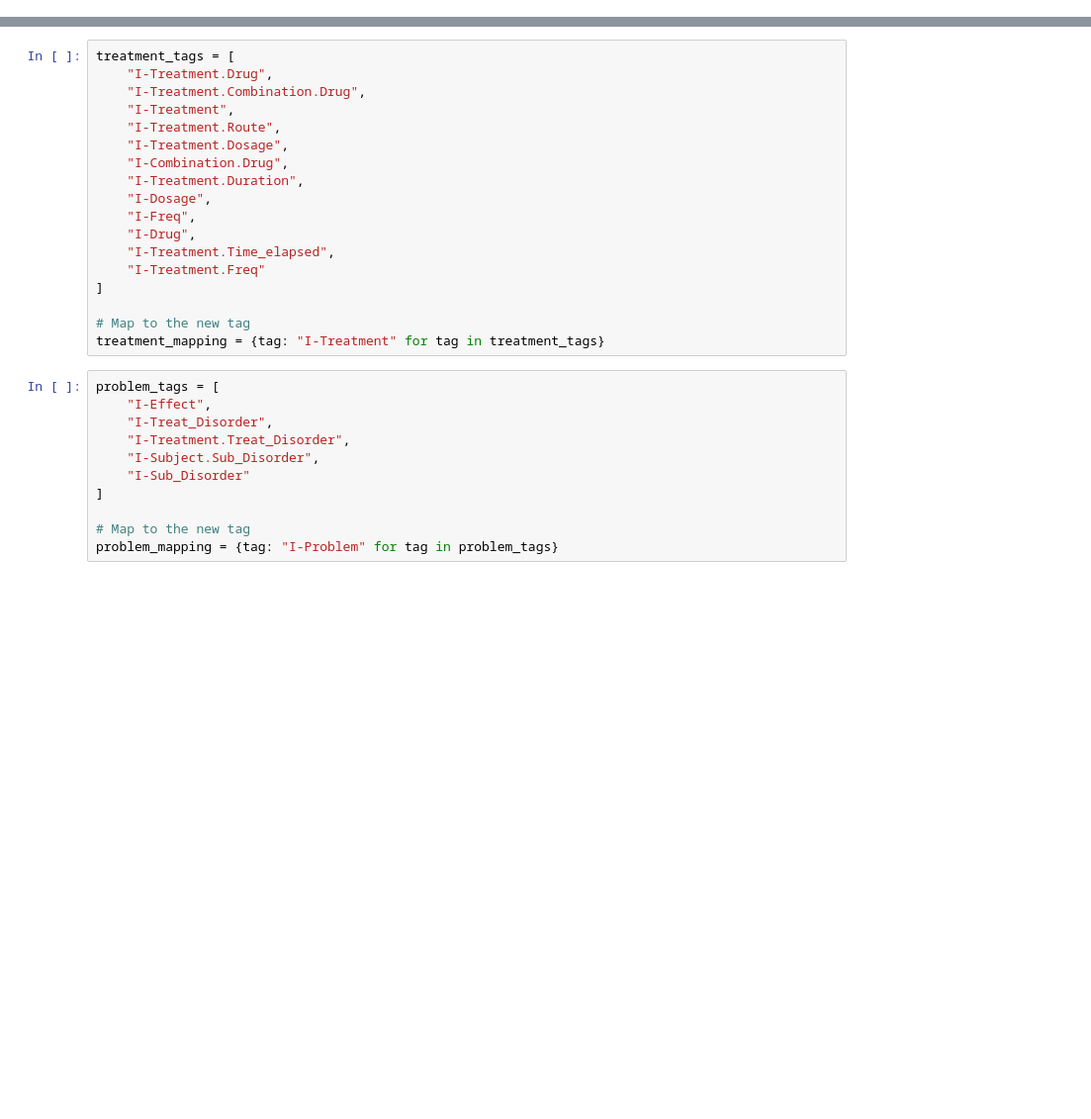
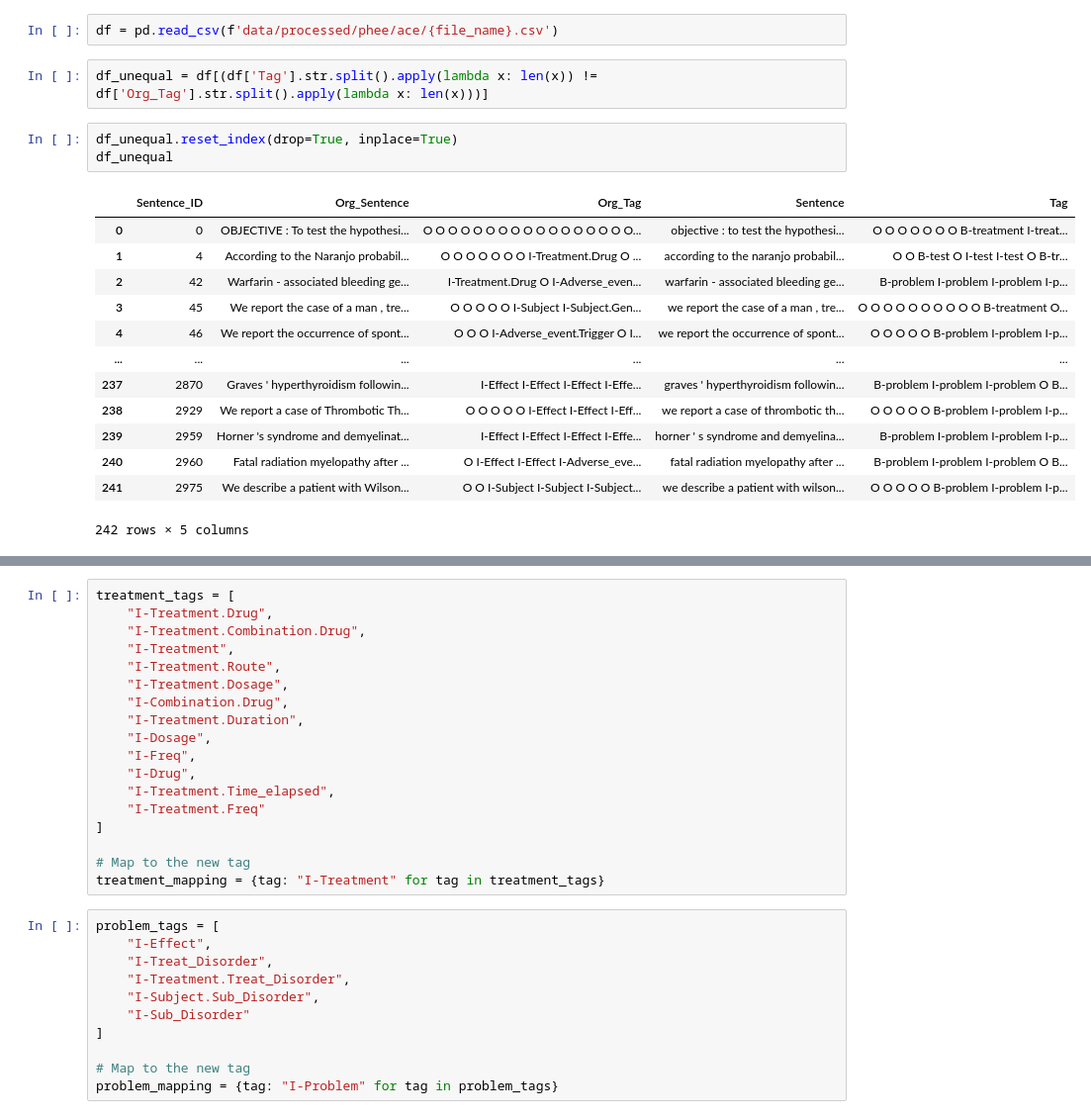
Before and after one commit to lara-ozyegen/MRP_MedHighlight, a Jupyter notebook: notebooks/phee.ipynb, the cells around one changed output, grey strips where cells are left out. Shown at 99% size. Drawn from its saved outputs; the diff is of its cells as text; blank space fills up the shorter version.

```diff
--- a/notebooks/phee.ipynb
+++ b/notebooks/phee.ipynb
@@ -7,0 +211,21 @@ from transformers import AutoTokenizer, AutoModelForTokenClassification, Trainer
+# %%
+df = pd.read_csv(f'data/processed/phee/ace/{file_name}.csv')
+# %%
+df_unequal = df[(df['Tag'].str.split().apply(lambda x: len(x)) != df['Org_Tag'].str.split().apply(lambda x: len(x)))]
+# %%
+df_unequal.reset_index(drop=True, inplace=True)
+df_unequal
+# %% [output]
+|  | Sentence_ID | Org_Sentence | Org_Tag | Sentence | Tag |
+| 0 | 0 | OBJECTIVE : To test the hypothesi... | O O O O O O O O O O O O O O O O O... | objective : to test the hypothesi... | O O O O O O O B-treatment I-treat... |
+| 1 | 4 | According to the Naranjo probabil... | O O O O O O O I-Treatment.Drug O ... | according to the naranjo probabil... | O O B-test O I-test I-test O B-tr... |
+| 2 | 42 | Warfarin - associated bleeding ge... | I-Treatment.Drug O I-Adverse_even... | warfarin - associated bleeding ge... | B-problem I-problem I-problem I-p... |
+| 3 | 45 | We report the case of a man , tre... | O O O O O I-Subject I-Subject.Gen... | we report the case of a man , tre... | O O O O O O O O O O B-treatment O... |
+| 4 | 46 | We report the occurrence of spont... | O O O I-Adverse_event.Trigger O I... | we report the occurrence of spont... | O O O O O B-problem I-problem I-p... |
+| ... | ... | ... | ... | ... | ... |
+| 237 | 2870 | Graves ' hyperthyroidism followin... | I-Effect I-Effect I-Effect I-Effe... | graves ' hyperthyroidism followin... | B-problem I-problem I-problem O B... |
+| 238 | 2929 | We report a case of Thrombotic Th... | O O O O O I-Effect I-Effect I-Eff... | we report a case of thrombotic th... | O O O O O B-problem I-problem I-p... |
+| 239 | 2959 | Horner 's syndrome and demyelinat... | I-Effect I-Effect I-Effect I-Effe... | horner ' s syndrome and demyelina... | B-problem I-problem I-problem I-p... |
+| 240 | 2960 | Fatal radiation myelopathy after ... | O I-Effect I-Effect I-Adverse_eve... | fatal radiation myelopathy after ... | B-problem I-problem I-problem O B... |
+| 241 | 2975 | We describe a patient with Wilson... | O O I-Subject I-Subject I-Subject... | we describe a patient with wilson... | O O O O O B-problem I-problem I-p... |
+242 rows × 5 columns
```
Also changed, not shown: parts of 51 cells of this notebook, 2 other files.
